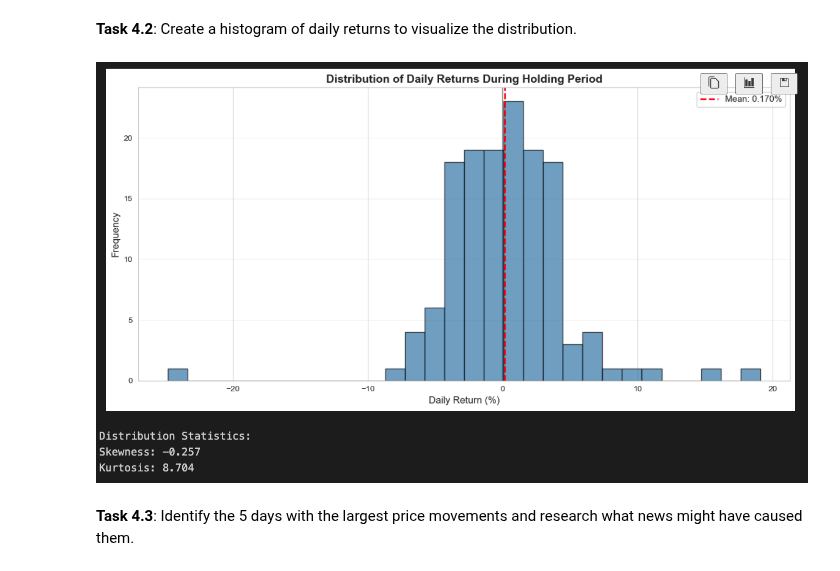
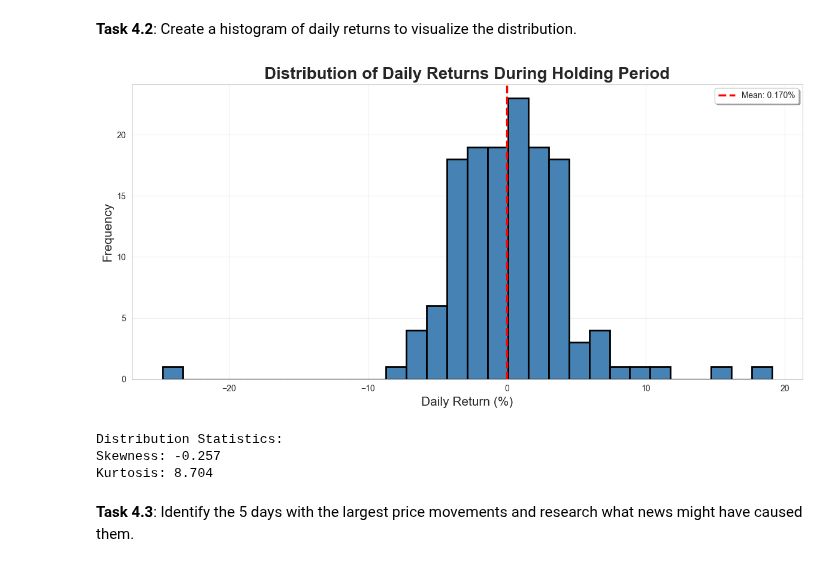
Before and after one commit to CczMind/Investment-Practice, a Jupyter notebook: Investment_Practice/Chapter4_Trading_Strategies/Lab5_Merger_Acquisition/Merger_Arbitrage.ipynb, the cells around one changed output. Drawn from its saved outputs; the diff is of its cells as text; code cells hidden in the pictures.

```diff
--- a/Investment_Practice/Chapter4_Trading_Strategies/Lab5_Merger_Acquisition/Merger_Arbitrage.ipynb
+++ b/Investment_Practice/Chapter4_Trading_Strategies/Lab5_Merger_Acquisition/Merger_Arbitrage.ipynb
@@ -351,4 +659,44 @@ Also calculate the return of a buy-and-hold strategy starting January 3, 2022.
-# %% [markdown]
-![image.png](attachment:image.png)
+# %%
+# Task 4.2: Histogram of daily returns
+
+def return_daily_plot(df):
+
+    returns_data = df["Daily_Return"]
+    mean_return = returns_data.mean()
+    std_return = returns_data.std()
+    skewness = returns_data.skew()
+    kurtosis = returns_data.kurtosis()
+
+    fig = plt.figure(figsize = (12, 6))
+    ax = fig.add_subplot()
+
+    ax.hist(
+        returns_data,
+        bins = 30,
+        color = "steelblue",
+        edgecolor = "black",
+        linewidth = 2
+    )
+    ax.axvline(x = mean_return / 100, color = "red", linestyle = "--", linewidth = 2.5, label = f"Mean: {return_daily_mean:.3f}%")
+
+    ax.set_title("Distribution of Daily Returns During Holding Period", fontsize = 20, fontweight = "bold")
+    ax.set_xlabel("Daily Return (%)", fontsize = 15)
+    ax.set_ylabel("Frequency", fontsize = 15)
+    ax.legend(loc = "upper right", fancybox = True, shadow = True)
+    ax.grid(True, alpha = 0.3)
+
+    plt.tight_layout()
+    plt.show()
+
+    print("Distribution Statistics: ")
+    print(f"Skewness: {skewness:.3f}")
+    print(f"Kurtosis: {kurtosis:.3f}")
+
+return_daily_plot(holding_period)
+# %% [output]
+[figure, added]
+Distribution Statistics:
+Skewness: -0.257
+Kurtosis: 8.704
 # %% [markdown]
 **Task 4.3**: Identify the 5 days with the largest price movements and research what news might have caused them.
```
Also changed, not shown: parts of 25 cells of this notebook.
